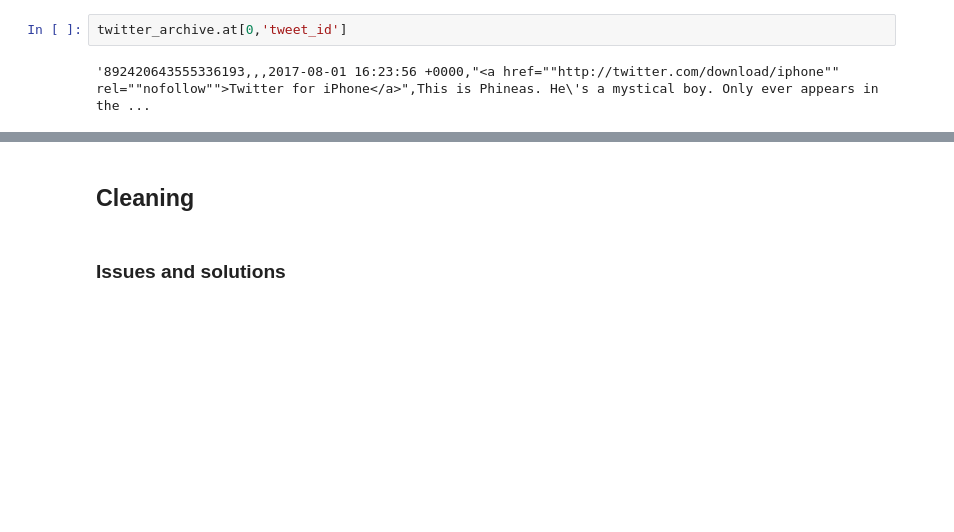
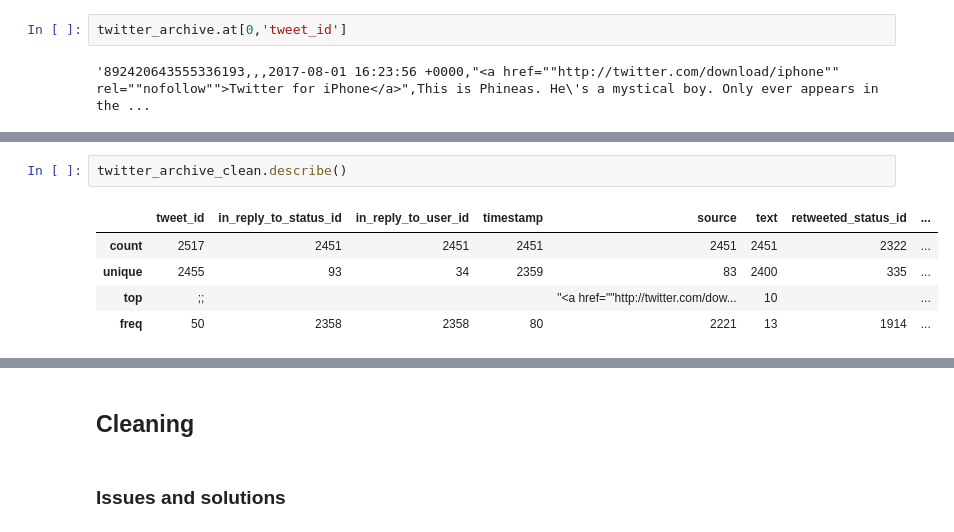
Before and after one commit to lpedejong/Nano_degree_projects, a Jupyter notebook: Project3_Data_Wrangling/Project_4_Wrangling_Twitter.ipynb, the cells around one changed output, grey strips where cells are left out. Drawn from its saved outputs; the diff is of its cells as text; blank space fills up the shorter version.

```diff
--- a/Project3_Data_Wrangling/Project_4_Wrangling_Twitter.ipynb
+++ b/Project3_Data_Wrangling/Project_4_Wrangling_Twitter.ipynb
@@ -188,0 +276,8 @@ twitter_archive.at[0,'tweet_id']
+# %%
+twitter_archive_clean.describe()
+# %% [output]
+|  | tweet_id | in_reply_to_status_id | in_reply_to_user_id | timestamp | source | text | retweeted_status_id | ... |
+| count | 2517 | 2451 | 2451 | 2451 | 2451 | 2451 | 2322 | ... |
+| unique | 2455 | 93 | 34 | 2359 | 83 | 2400 | 335 | ... |
+| top | ;; |  |  |  | "<a href=""http://twitter.com/dow... | 10 |  | ... |
+| freq | 50 | 2358 | 2358 | 80 | 2221 | 13 | 1914 | ... |
```
Also changed, not shown: parts of 13 cells of this notebook.
